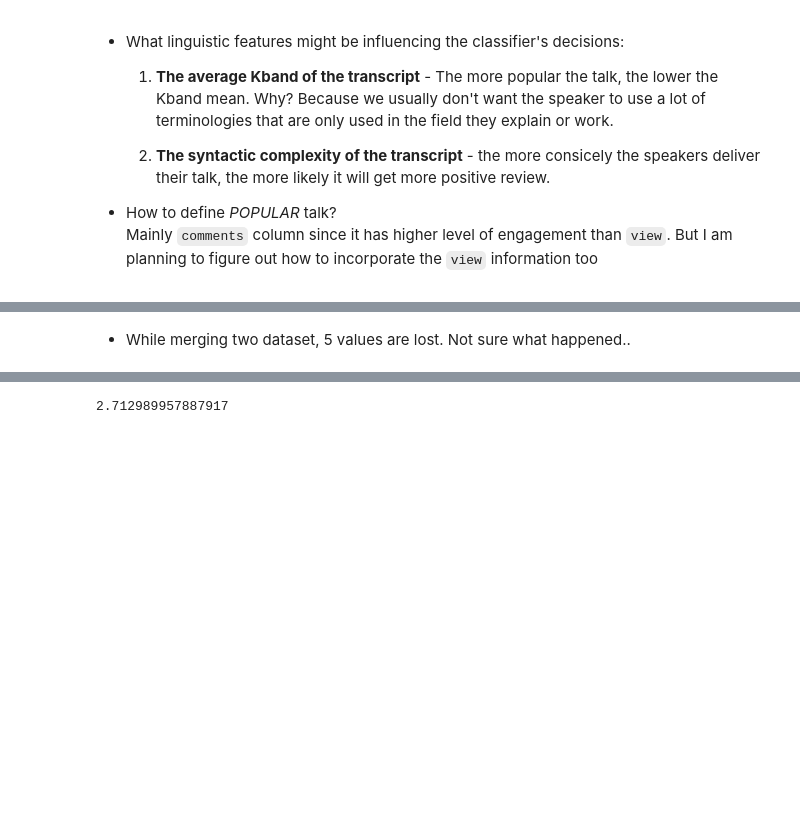
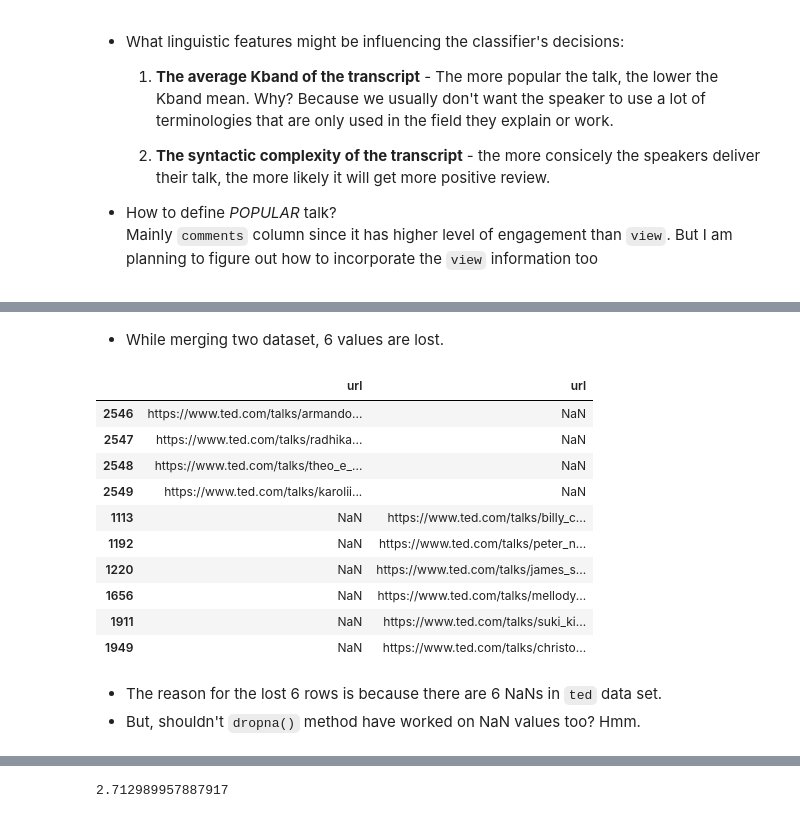
Before and after one commit to Data-Science-for-Linguists-2023/TED-Talk-Rating-Analysis, a Jupyter notebook: code/ted_analysis_code.ipynb, the cells around one changed output, grey strips where cells are left out. Cells and saved outputs as stored; diff of their text form; code cells hidden in the pictures; blank space fills up the shorter version.

```diff
--- a/code/ted_analysis_code.ipynb
+++ b/code/ted_analysis_code.ipynb
@@ -23,9 +23,9 @@ import sklearn
 import seaborn as sns
 # %%
 # read files
-ted_main = pd.read_csv("../data/ted_main.csv")
-tran = pd.read_csv("../data/transcripts.csv")
+ted = pd.read_csv("../data_full/ted_main.csv")
+tran = pd.read_csv("../data_full/transcripts.csv")
 # %%
 # remove NAs
-ted_main.dropna(inplace=True)
+ted.dropna(inplace=True)
 tran.dropna(inplace=True)
@@ -35,5 +59,5 @@ ted_main = ted_main[ted_main['event'].str.fullmatch(r'TED\d\d\d\d')]
 # %%
 # combine two files
-ted = pd.merge(ted_main, tran, on = 'url')
-ted.head(4)
+ted_clean = pd.merge(ted_main, tran, on = 'url')
+ted_clean.info()
 # %% [output]
@@ -47,4 +81,22 @@ ted.head(4)
 # %% [markdown]
-* While merging two dataset, 5 values are lost. Not sure what happened..
+* While merging two dataset, 6 values are lost.
+# %%
+url = pd.concat([ted.url, tran.url], axis = 1)
+url.tail(10)
+# %% [output]
+|  | url | url |
+| 2546 | https://www.ted.com/talks/armando... | NaN |
+| 2547 | https://www.ted.com/talks/radhika... | NaN |
+| 2548 | https://www.ted.com/talks/theo_e_... | NaN |
+| 2549 | https://www.ted.com/talks/karolii... | NaN |
+| 1113 | NaN | https://www.ted.com/talks/billy_c... |
+| 1192 | NaN | https://www.ted.com/talks/peter_n... |
+| 1220 | NaN | https://www.ted.com/talks/james_s... |
+| 1656 | NaN | https://www.ted.com/talks/mellody... |
+| 1911 | NaN | https://www.ted.com/talks/suki_ki... |
+| 1949 | NaN | https://www.ted.com/talks/christo... |
+# %% [markdown]
+* The reason for the lost 6 rows is because there are 6 NaNs in `ted` data set.
+* But, shouldn't `dropna()` method have worked on NaN values too? Hmm.
 # %%
 # select the columns I need
```
Also changed, not shown: parts of 40 cells of this notebook.
